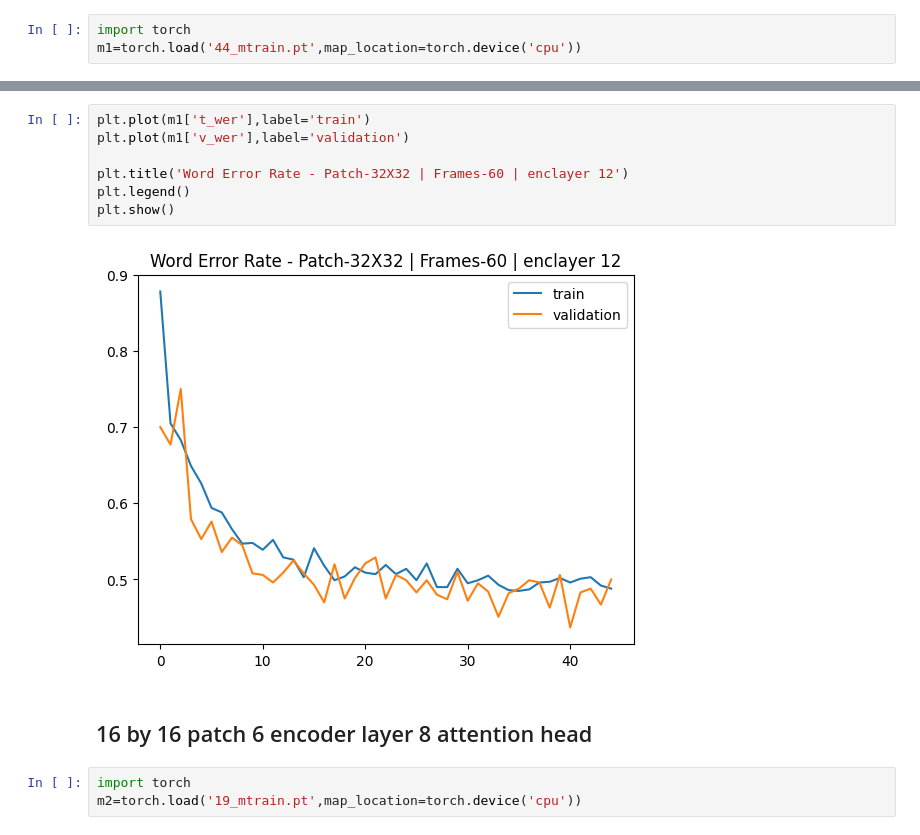
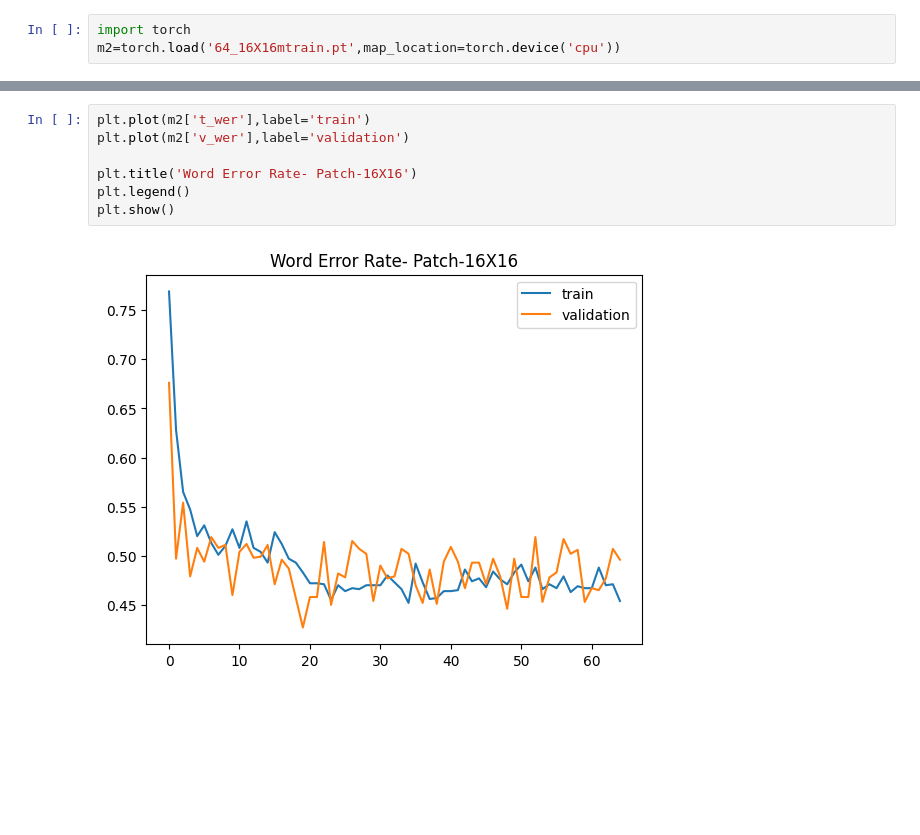
Before and after one commit to Bikash9841/Transformer-Based-Translation-From-NSL-Video2Text, a Jupyter notebook: apps/test.ipynb, the cells around one changed output, grey strips where cells are left out. Cells and saved outputs as stored; diff of their text form; blank space fills up the shorter version.

Commit message:
Plot loss curves and WER curves
Load model trained on different configurations and analayze plots

```diff
--- a/apps/test.ipynb
+++ b/apps/test.ipynb
@@ -37,4 +39,4 @@ plt.show()
 # %%
 import torch
-m1=torch.load('44_mtrain.pt',map_location=torch.device('cpu'))
+m2=torch.load('64_16X16mtrain.pt',map_location=torch.device('cpu'))
 # %%
@@ -52,14 +52,9 @@ plt.show()
 # %%
-plt.plot(m1['t_wer'],label='train')
-plt.plot(m1['v_wer'],label='validation')
+plt.plot(m2['t_wer'],label='train')
+plt.plot(m2['v_wer'],label='validation')
 
-plt.title('Word Error Rate - Patch-32X32 | Frames-60 | enclayer 12')
+plt.title('Word Error Rate- Patch-16X16')
 plt.legend()
 plt.show()
 # %% [output]
-[figure, old version]
+[figure, new version]
-# %% [markdown]
-## 16 by 16 patch 6 encoder layer 8 attention head
-# %%
-import torch
-m2=torch.load('19_mtrain.pt',map_location=torch.device('cpu'))
```
Also changed, not shown: parts of 14 cells of this notebook.
